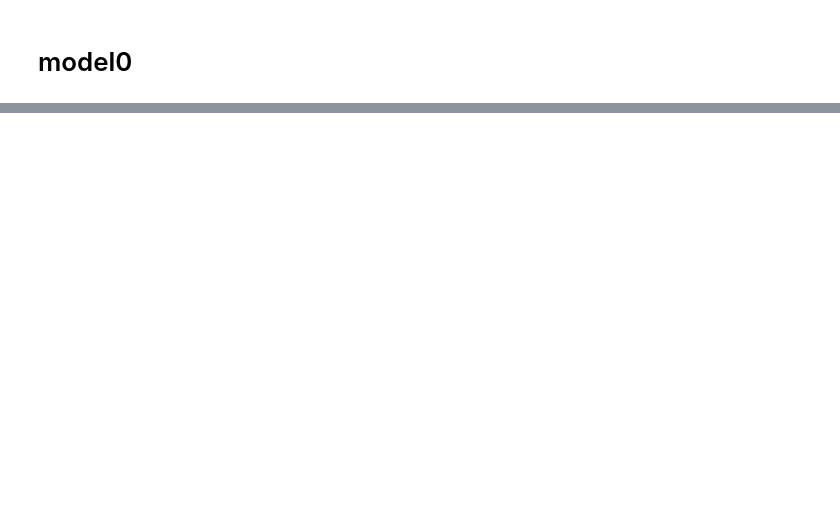
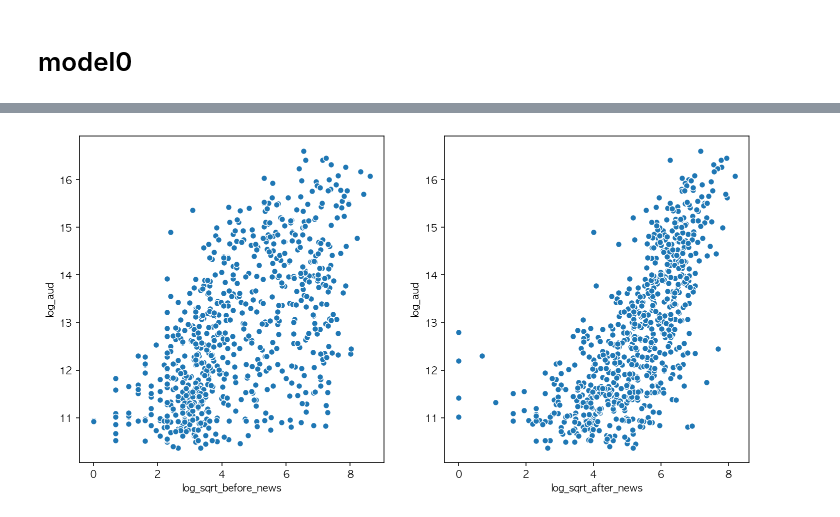
Before and after one commit to yeejun007/linear_regression_project, a Jupyter notebook: yeejun/OLS/OLS_test_07.ipynb, the cells around one changed output, grey strips where cells are left out. Saved outputs shown, nothing was run; the diff lists cells and outputs as text; code cells hidden in the pictures; blank space fills up the shorter version.

```diff
--- a/yeejun/OLS/OLS_test_07.ipynb
+++ b/yeejun/OLS/OLS_test_07.ipynb
@@ -165,0 +292,18 @@ rsquared
+# %%
+df2_1 = df2.copy()
+# %%
+# 로그 취한값에 다시 루트 씌우기
+
+df2_1['log_sqrt_before_news'] = df2_1['before_news'].apply(
+    lambda news: np.log(news))
+df2_1['log_sqrt_after_news'] = df2_1['after_news'].apply(
+    lambda news: np.log(news))
+# %%
+plt.figure(figsize=(12, 6))
+plt.subplot(121)
+sns.scatterplot(x="log_sqrt_before_news", y="log_aud", data=df2_1)
+plt.subplot(122)
+sns.scatterplot(x="log_sqrt_after_news", y="log_aud", data=df2_1)
+plt.show()
+# %% [output]
+[figure, added]
```
Also changed, not shown: parts of 145 cells of this notebook, 13 other files.
